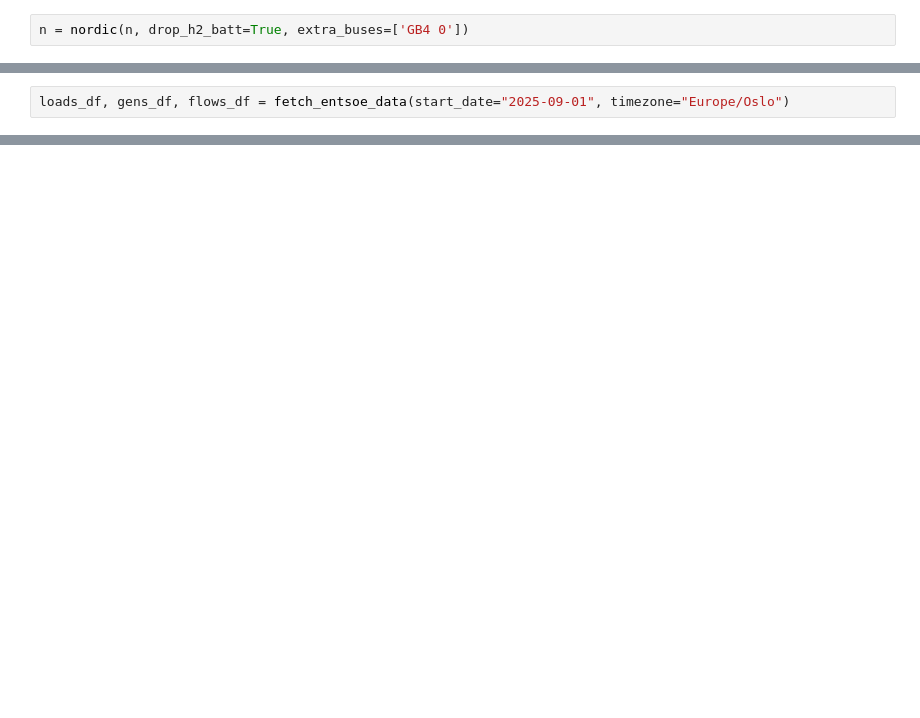
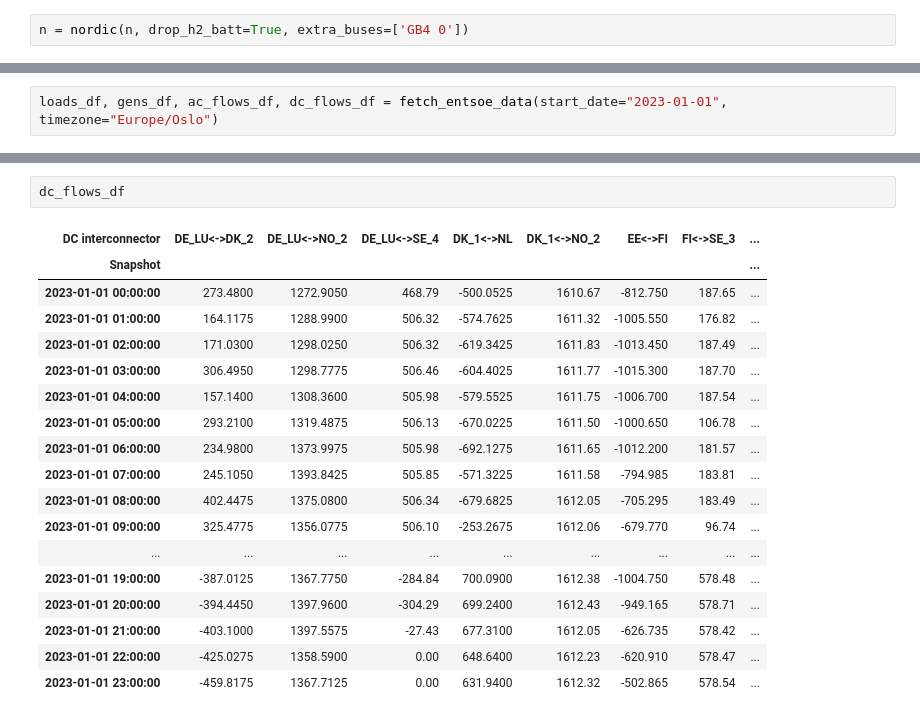
Before and after one commit to Pumpekraftverk/FM4017-Project, a Jupyter notebook: Dist_Load_gen.ipynb, the cells around one changed output, grey strips where cells are left out. Cells and saved outputs as stored; diff of their text form; blank space fills up the shorter version.

Commit message:
adding dc flow and ac flow

```diff
--- a/Dist_Load_gen.ipynb
+++ b/Dist_Load_gen.ipynb
@@ -165,2 +188,2 @@ Name: count, dtype: int64
 # %%
-loads_df, gens_df, flows_df = fetch_entsoe_data(start_date="2025-09-01", timezone="Europe/Oslo")
+loads_df, gens_df, ac_flows_df, dc_flows_df = fetch_entsoe_data(start_date="2023-01-01", timezone="Europe/Oslo")
@@ -166,0 +192,21 @@ loads_df, gens_df, flows_df = fetch_entsoe_data(start_date="2025-09-01", timezon
+# %%
+dc_flows_df
+# %% [output]
+| DC interconnector | DE_LU<->DK_2 | DE_LU<->NO_2 | DE_LU<->SE_4 | DK_1<->NL | DK_1<->NO_2 | EE<->FI | FI<->SE_3 | ... |
+| Snapshot |  |  |  |  |  |  |  | ... |
+| 2023-01-01 00:00:00 | 273.4800 | 1272.9050 | 468.79 | -500.0525 | 1610.67 | -812.750 | 187.65 | ... |
+| 2023-01-01 01:00:00 | 164.1175 | 1288.9900 | 506.32 | -574.7625 | 1611.32 | -1005.550 | 176.82 | ... |
+| 2023-01-01 02:00:00 | 171.0300 | 1298.0250 | 506.32 | -619.3425 | 1611.83 | -1013.450 | 187.49 | ... |
+| 2023-01-01 03:00:00 | 306.4950 | 1298.7775 | 506.46 | -604.4025 | 1611.77 | -1015.300 | 187.70 | ... |
+| 2023-01-01 04:00:00 | 157.1400 | 1308.3600 | 505.98 | -579.5525 | 1611.75 | -1006.700 | 187.54 | ... |
+| 2023-01-01 05:00:00 | 293.2100 | 1319.4875 | 506.13 | -670.0225 | 1611.50 | -1000.650 | 106.78 | ... |
+| 2023-01-01 06:00:00 | 234.9800 | 1373.9975 | 505.98 | -692.1275 | 1611.65 | -1012.200 | 181.57 | ... |
+| 2023-01-01 07:00:00 | 245.1050 | 1393.8425 | 505.85 | -571.3225 | 1611.58 | -794.985 | 183.81 | ... |
+| 2023-01-01 08:00:00 | 402.4475 | 1375.0800 | 506.34 | -679.6825 | 1612.05 | -705.295 | 183.49 | ... |
+| 2023-01-01 09:00:00 | 325.4775 | 1356.0775 | 506.10 | -253.2675 | 1612.06 | -679.770 | 96.74 | ... |
+| ... | ... | ... | ... | ... | ... | ... | ... | ... |
+| 2023-01-01 19:00:00 | -387.0125 | 1367.7750 | -284.84 | 700.0900 | 1612.38 | -1004.750 | 578.48 | ... |
+| 2023-01-01 20:00:00 | -394.4450 | 1397.9600 | -304.29 | 699.2400 | 1612.43 | -949.165 | 578.71 | ... |
+| 2023-01-01 21:00:00 | -403.1000 | 1397.5575 | -27.43 | 677.3100 | 1612.05 | -626.735 | 578.42 | ... |
+| 2023-01-01 22:00:00 | -425.0275 | 1358.5900 | 0.00 | 648.6400 | 1612.23 | -620.910 | 578.47 | ... |
+| 2023-01-01 23:00:00 | -459.8175 | 1367.7125 | 0.00 | 631.9400 | 1612.32 | -502.865 | 578.54 | ... |
```
Also changed, not shown: parts of 29 cells of this notebook, 2 other files.
